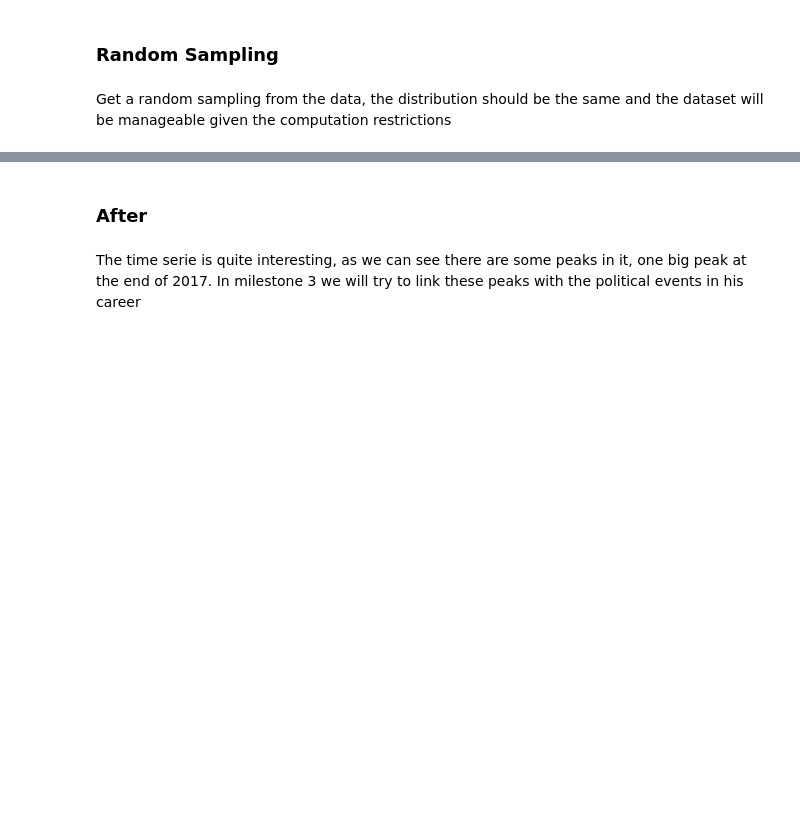
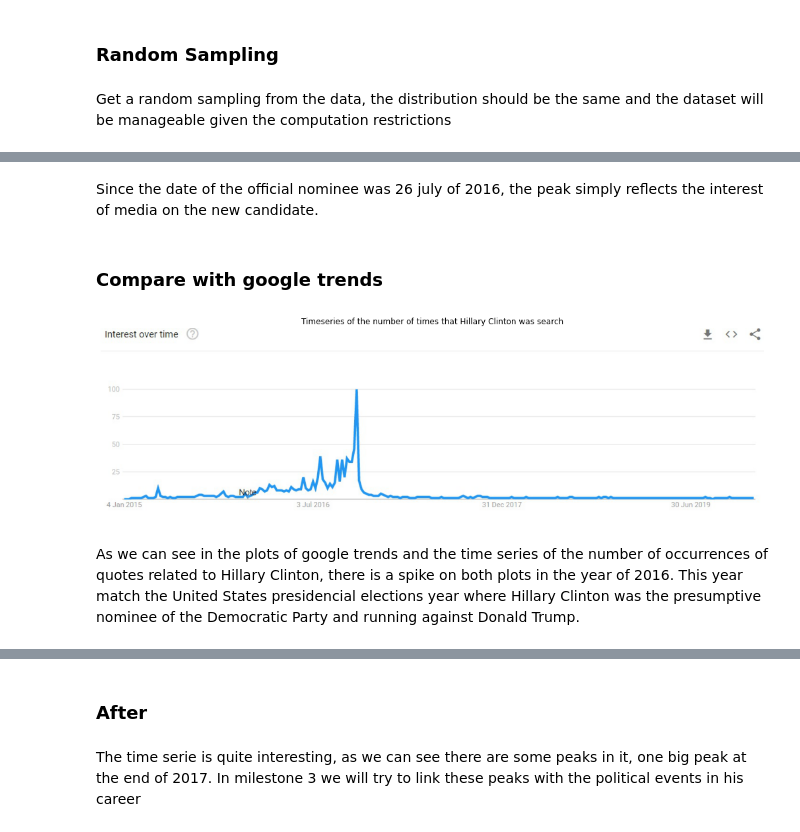
Before and after one commit to lucarossi9/Applied-Data-Analysis-project, a Jupyter notebook: Project2.ipynb, the cells around one changed output, grey strips where cells are left out. Saved outputs shown, nothing was run; the diff lists cells and outputs as text; code cells hidden in the pictures; blank space fills up the shorter version.

```diff
--- a/Project2.ipynb
+++ b/Project2.ipynb
@@ -158,0 +226,15 @@ def random_sample(dataset, sample_size):
+# %% [markdown]
+Since the date of the official nominee was 26 july of 2016, the peak simply reflects the interest of media on the new candidate.
+# %% [markdown]
+### Compare with google trends
+# %%
+img_Clinton = mpimg.imread('Figures/Clinton_google_trends.jpeg')
+imgplot = plt.imshow(img_Clinton)
+
+plt.title("Timeseries of the number of times that Hillary Clinton was search")
+plt.axis("off")
+plt.show()
+# %% [output]
+[figure, added]
+# %% [markdown]
+As we can see in the plots of google trends and the time series of the number of occurrences of quotes related to Hillary Clinton, there is a spike on both plots in the year of 2016. This year match the United States presidencial elections year where Hillary Clinton was the presumptive nominee of the Democratic Party and running against Donald Trump.
```
Also changed, not shown: parts of 14 cells of this notebook, 1 other file.
